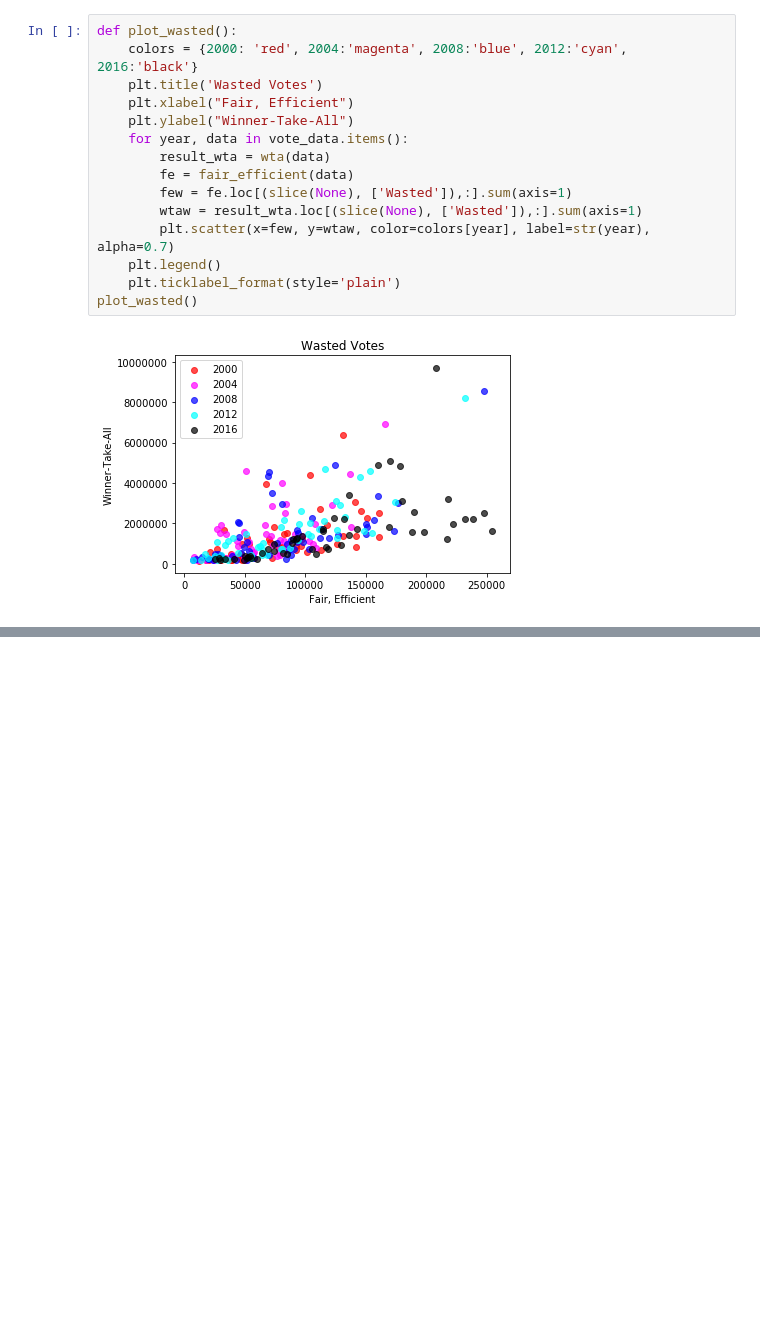
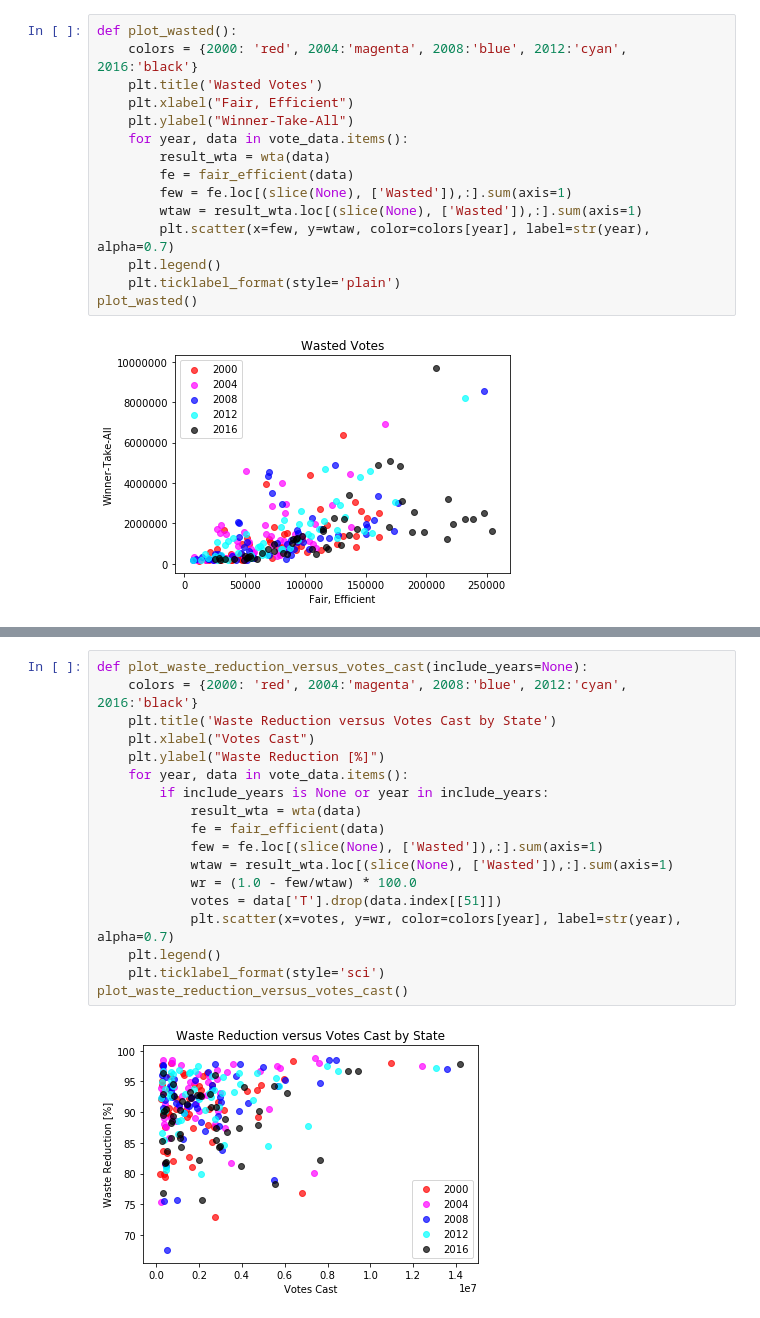
Before and after one commit to dwvisser/electoral-fair, a Jupyter notebook: scrape-and-compute-all.ipynb, the cells around one changed output, grey strips where cells are left out. Drawn from its saved outputs; the diff is of its cells as text; blank space fills up the shorter version.

```diff
--- a/scrape-and-compute-all.ipynb
+++ b/scrape-and-compute-all.ipynb
@@ -331,0 +354,20 @@ plot_wasted()
+# %%
+def plot_waste_reduction_versus_votes_cast(include_years=None):
+    colors = {2000: 'red', 2004:'magenta', 2008:'blue', 2012:'cyan', 2016:'black'}
+    plt.title('Waste Reduction versus Votes Cast by State')
+    plt.xlabel("Votes Cast")
+    plt.ylabel("Waste Reduction [%]")
+    for year, data in vote_data.items():
+        if include_years is None or year in include_years:
+            result_wta = wta(data)
+            fe = fair_efficient(data)
+            few = fe.loc[(slice(None), ['Wasted']),:].sum(axis=1)
+            wtaw = result_wta.loc[(slice(None), ['Wasted']),:].sum(axis=1)
+            wr = (1.0 - few/wtaw) * 100.0
+            votes = data['T'].drop(data.index[[51]])
+            plt.scatter(x=votes, y=wr, color=colors[year], label=str(year), alpha=0.7)
+    plt.legend()
+    plt.ticklabel_format(style='sci')
+plot_waste_reduction_versus_votes_cast()
+# %% [output]
+[figure, added]
```
Also changed, not shown: parts of 8 cells of this notebook.
